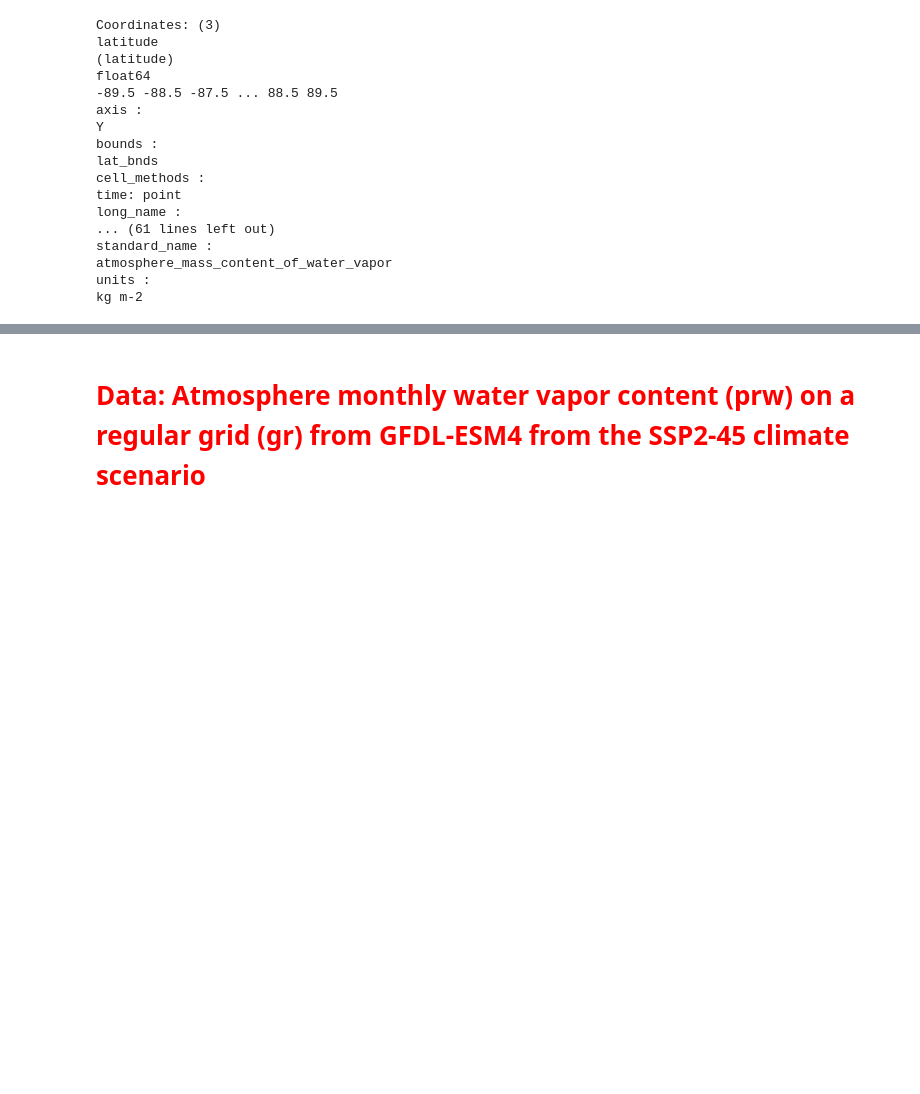
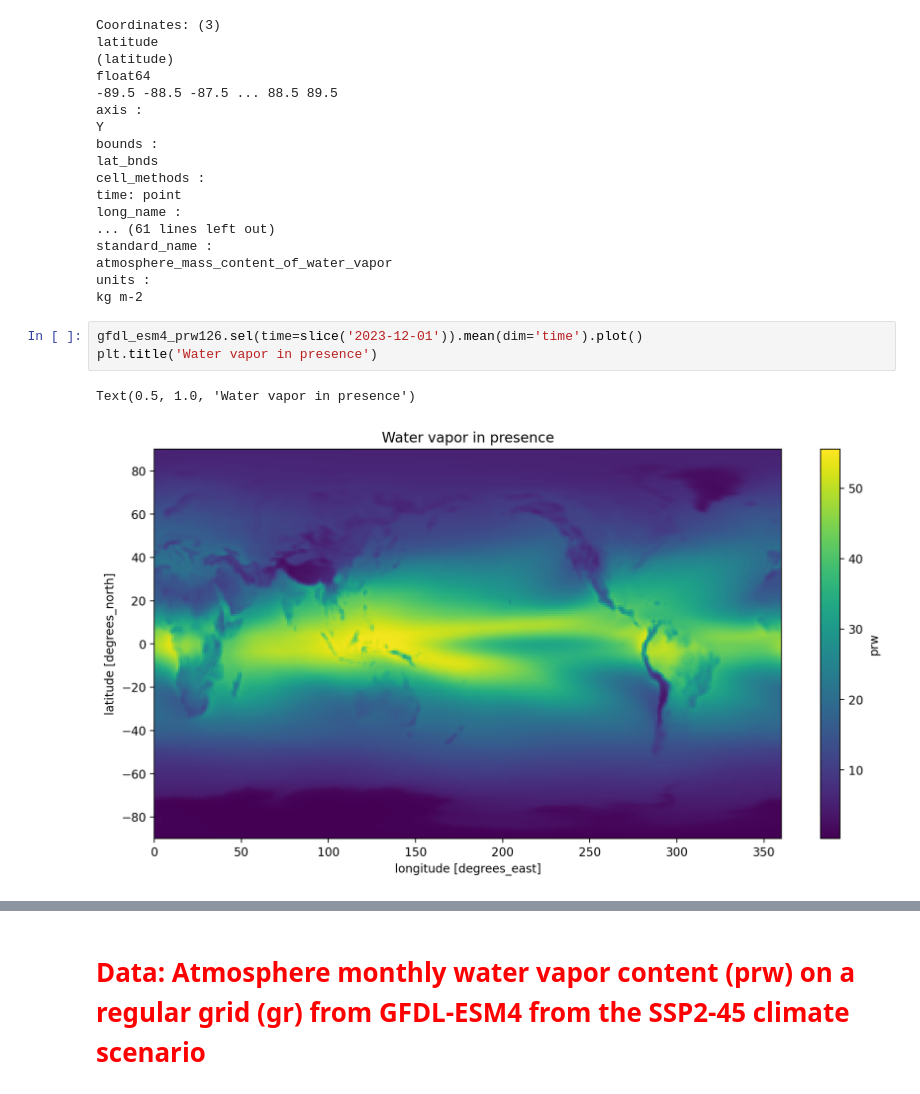
Before and after one commit to EES-3506-5506/Final_Vo, a Jupyter notebook: Untitled.ipynb, the cells around one changed output, grey strips where cells are left out. Drawn from its saved outputs; the diff is of its cells as text; blank space fills up the shorter version.

Commit message:
continue working on plotting

```diff
--- a/Untitled.ipynb
+++ b/Untitled.ipynb
@@ -88,3 +88,9 @@ standard_name :
 atmosphere_mass_content_of_water_vapor
 units :
 kg m-2
+# %%
+gfdl_esm4_prw126.sel(time=slice('2023-12-01')).mean(dim='time').plot()
+plt.title('Water vapor in presence')
+# %% [output]
+Text(0.5, 1.0, 'Water vapor in presence')
+[figure, added]
```
Also changed, not shown: parts of 14 cells of this notebook.
